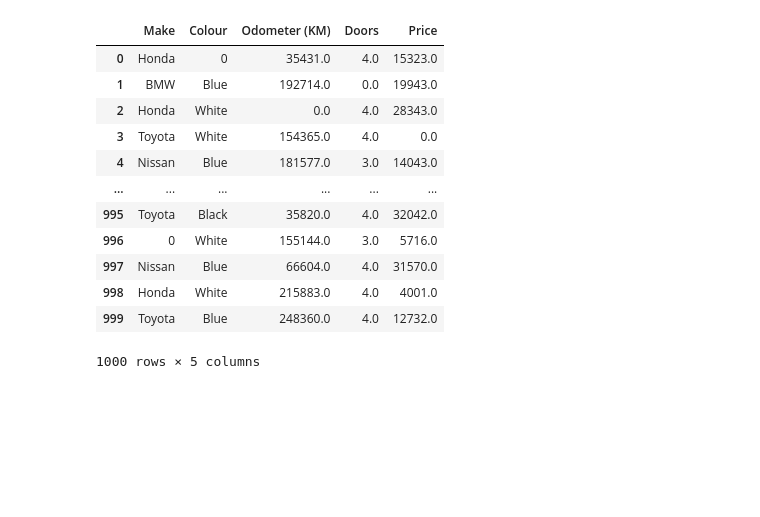
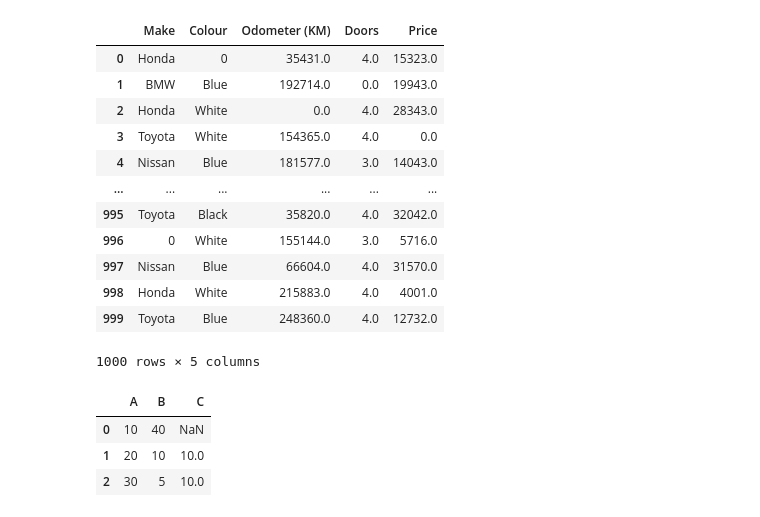
Before and after one commit to AbilashSP10/Python_Learning, a Jupyter notebook: Pandas/Pandas_Learn.ipynb, the cells around one changed output. Saved outputs shown, nothing was run; the diff lists cells and outputs as text; code cells hidden in the pictures; blank space fills up the shorter version.

```diff
--- a/Pandas/Pandas_Learn.ipynb
+++ b/Pandas/Pandas_Learn.ipynb
@@ -243,3 +269,19 @@ df
 | 998 | Honda | White | 215883.0 | 4.0 | 4001.0 |
 | 999 | Toyota | Blue | 248360.0 | 4.0 | 12732.0 |
 1000 rows × 5 columns
+# %%
+data = {
+    'A': [10, 20, 30],
+    'B': [40, 10, 5]
+}
+df=pd.DataFrame(data)
+# df.diff()
+
+df['C']=df['A'].diff()
+
+df
+# %% [output]
+|  | A | B | C |
+| 0 | 10 | 40 | NaN |
+| 1 | 20 | 10 | 10.0 |
+| 2 | 30 | 5 | 10.0 |
```
Also changed, not shown: parts of 3 cells of this notebook, 3 other files.
